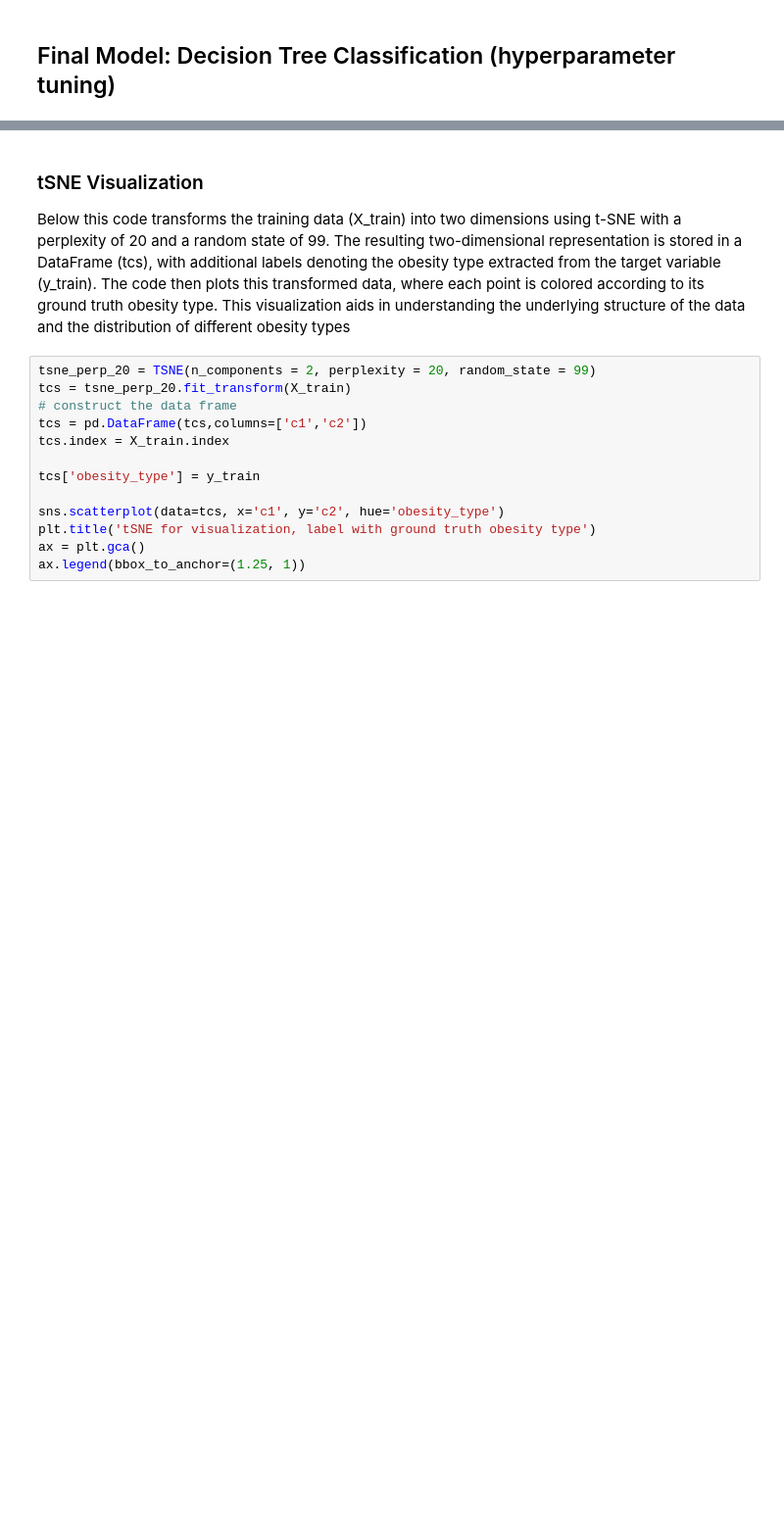
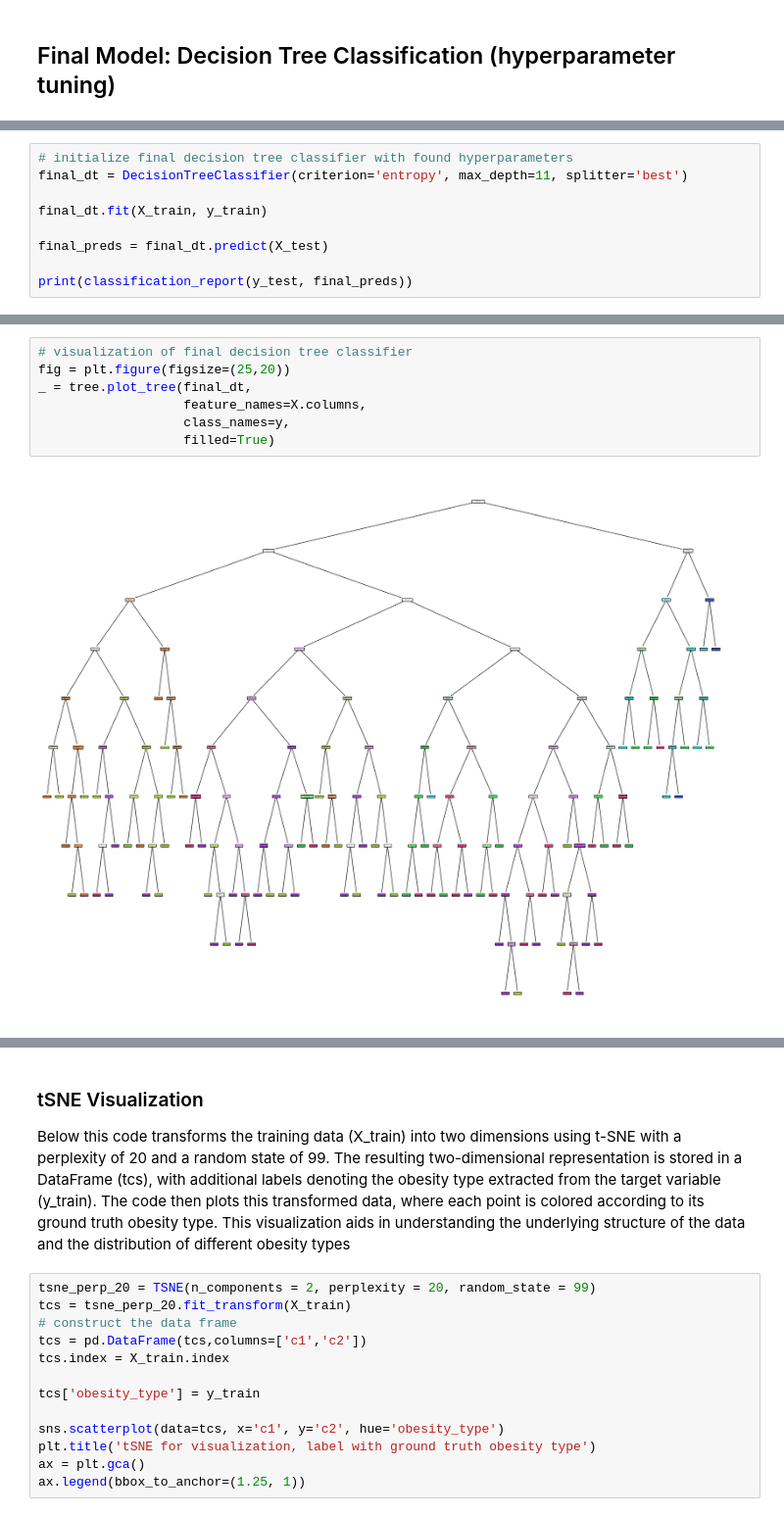
Before and after one commit to pallavigkwd/COGS118BGroup, a Jupyter notebook: FinalProject_groupXXX.ipynb, the cells around one changed output, grey strips where cells are left out. Shown at 98% size. Drawn from its saved outputs; the diff is of its cells as text; blank space fills up the shorter version.

```diff
--- a/FinalProject_groupXXX.ipynb
+++ b/FinalProject_groupXXX.ipynb
@@ -194,0 +248,9 @@ X_train, X_test, y_train, y_test = train_test_split(
+# %%
+# initialize final decision tree classifier with found hyperparameters
+final_dt = DecisionTreeClassifier(criterion='entropy', max_depth=11, splitter='best')
+
+final_dt.fit(X_train, y_train)
+
+final_preds = final_dt.predict(X_test)
+
+print(classification_report(y_test, final_preds))
@@ -194,0 +271,9 @@ X_train, X_test, y_train, y_test = train_test_split(
+# %%
+# visualization of final decision tree classifier
+fig = plt.figure(figsize=(25,20))
+_ = tree.plot_tree(final_dt,
+                   feature_names=X.columns,
+                   class_names=y,
+                   filled=True)
+# %% [output]
+[figure, added]
```
Also changed, not shown: parts of 24 cells of this notebook.
